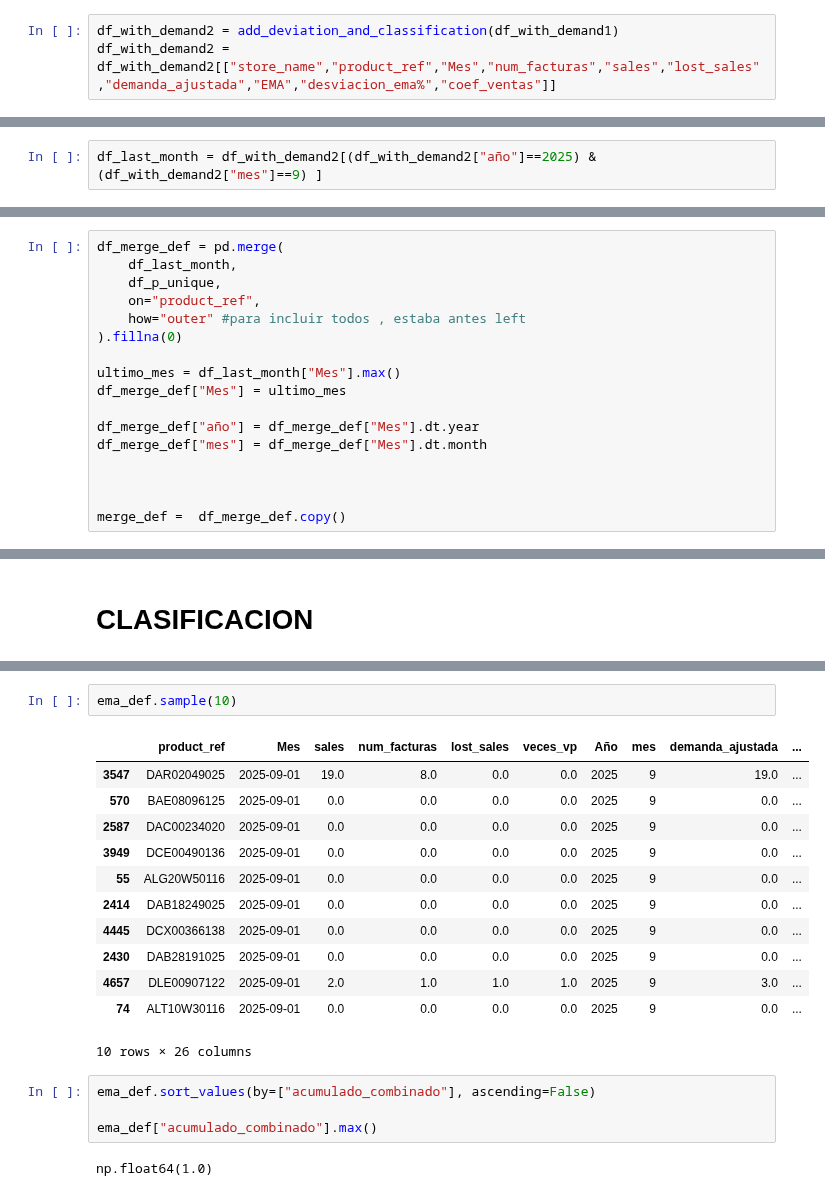
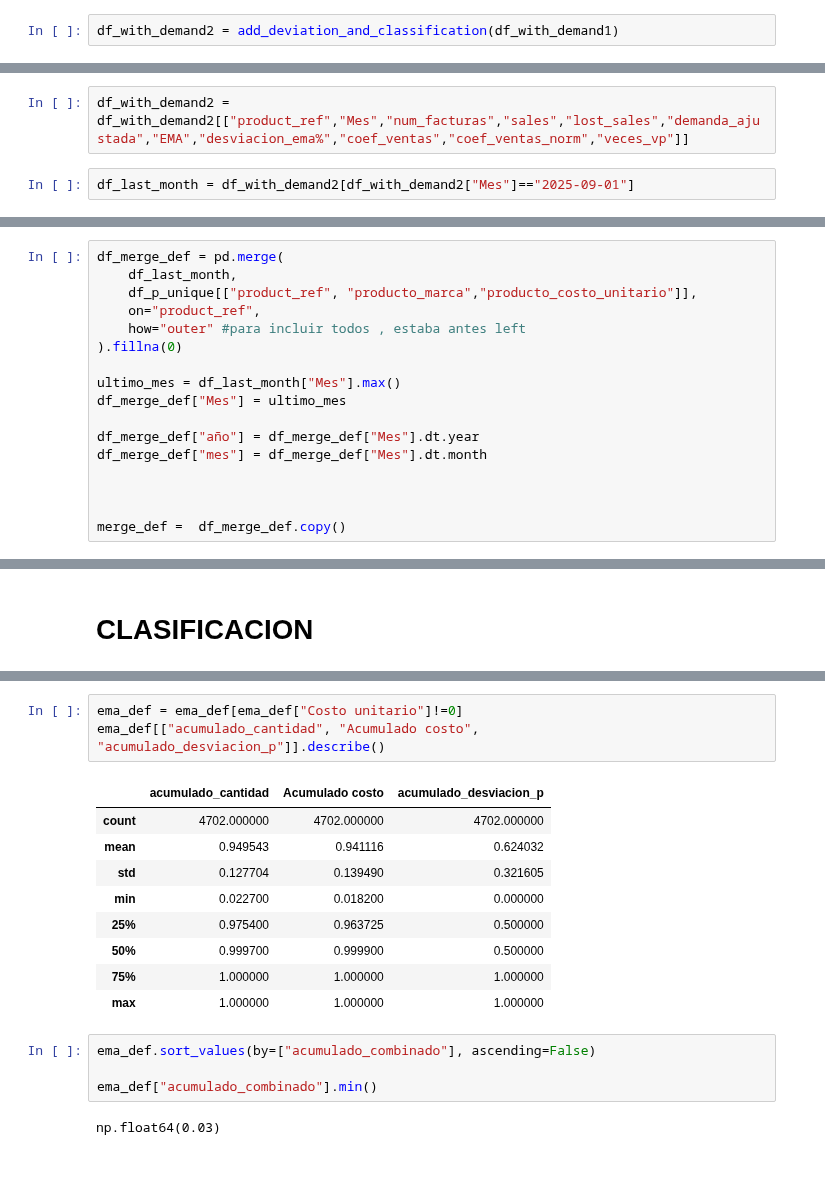
Before and after one commit to FiltrosDonsson/Proyectos-Data-analyst, a Jupyter notebook: MODELO ABASTECIMIENTO/Pareto_general.ipynb, the cells around one changed output, grey strips where cells are left out. Drawn from its saved outputs; the diff is of its cells as text; blank space fills up the shorter version.

```diff
--- a/MODELO ABASTECIMIENTO/Pareto_general.ipynb
+++ b/MODELO ABASTECIMIENTO/Pareto_general.ipynb
@@ -735,3 +758,2 @@ def add_deviation_and_classification(df, ema_col="EMA", sales_col="sales", date_
 # %%
 df_with_demand2 = add_deviation_and_classification(df_with_demand1)
-df_with_demand2 = df_with_demand2[["store_name","product_ref","Mes","num_facturas","sales","lost_sales","demanda_ajustada","EMA","desviacion_ema%","coef_ventas"]]
@@ -738,2 +780,4 @@ df_with_demand2 = df_with_demand2[["store_name","product_ref","Mes","num_factura
+# %%
+df_with_demand2 = df_with_demand2[["product_ref","Mes","num_facturas","sales","lost_sales","demanda_ajustada","EMA","desviacion_ema%","coef_ventas","coef_ventas_norm","veces_vp"]]
 # %%
-df_last_month = df_with_demand2[(df_with_demand2["año"]==2025) & (df_with_demand2["mes"]==9) ]
+df_last_month = df_with_demand2[df_with_demand2["Mes"]=="2025-09-01"]
@@ -742,7 +802,7 @@ df_last_month = df_with_demand2[(df_with_demand2["año"]==2025) & (df_with_deman
 # %%
 df_merge_def = pd.merge(
     df_last_month,
-    df_p_unique,
+    df_p_unique[["product_ref", "producto_marca","producto_costo_unitario"]],
     on="product_ref",
     how="outer" #para incluir todos , estaba antes left
 ).fillna(0)
@@ -954,21 +1028,19 @@ ema_def = ema_def[ema_def["Año"]>2000]
 # %%
-ema_def.sample(10)
+ema_def = ema_def[ema_def["Costo unitario"]!=0]
+ema_def[["acumulado_cantidad", "Acumulado costo", "acumulado_desviacion_p"]].describe()
 # %% [output]
-|  | product_ref | Mes | sales | num_facturas | lost_sales | veces_vp | Año | mes | demanda_ajustada | ... |
-| 3547 | DAR02049025 | 2025-09-01 | 19.0 | 8.0 | 0.0 | 0.0 | 2025 | 9 | 19.0 | ... |
-| 570 | BAE08096125 | 2025-09-01 | 0.0 | 0.0 | 0.0 | 0.0 | 2025 | 9 | 0.0 | ... |
-| 2587 | DAC00234020 | 2025-09-01 | 0.0 | 0.0 | 0.0 | 0.0 | 2025 | 9 | 0.0 | ... |
-| 3949 | DCE00490136 | 2025-09-01 | 0.0 | 0.0 | 0.0 | 0.0 | 2025 | 9 | 0.0 | ... |
-| 55 | ALG20W50116 | 2025-09-01 | 0.0 | 0.0 | 0.0 | 0.0 | 2025 | 9 | 0.0 | ... |
-| 2414 | DAB18249025 | 2025-09-01 | 0.0 | 0.0 | 0.0 | 0.0 | 2025 | 9 | 0.0 | ... |
-| 4445 | DCX00366138 | 2025-09-01 | 0.0 | 0.0 | 0.0 | 0.0 | 2025 | 9 | 0.0 | ... |
-| 2430 | DAB28191025 | 2025-09-01 | 0.0 | 0.0 | 0.0 | 0.0 | 2025 | 9 | 0.0 | ... |
-| 4657 | DLE00907122 | 2025-09-01 | 2.0 | 1.0 | 1.0 | 1.0 | 2025 | 9 | 3.0 | ... |
-| 74 | ALT10W30116 | 2025-09-01 | 0.0 | 0.0 | 0.0 | 0.0 | 2025 | 9 | 0.0 | ... |
+|  | acumulado_cantidad | Acumulado costo | acumulado_desviacion_p |
+| count | 4702.000000 | 4702.000000 | 4702.000000 |
+| mean | 0.949543 | 0.941116 | 0.624032 |
+| std | 0.127704 | 0.139490 | 0.321605 |
+| min | 0.022700 | 0.018200 | 0.000000 |
+| 25% | 0.975400 | 0.963725 | 0.500000 |
+| 50% | 0.999700 | 0.999900 | 0.500000 |
+| 75% | 1.000000 | 1.000000 | 1.000000 |
+| max | 1.000000 | 1.000000 | 1.000000 |
-10 rows × 26 columns
 # %%
 ema_def.sort_values(by=["acumulado_combinado"], ascending=False)
 
-ema_def["acumulado_combinado"].max()
+ema_def["acumulado_combinado"].min()
 # %% [output]
-np.float64(1.0)
+np.float64(0.03)
```
Also changed, not shown: parts of 24 cells of this notebook, 29 other files.
